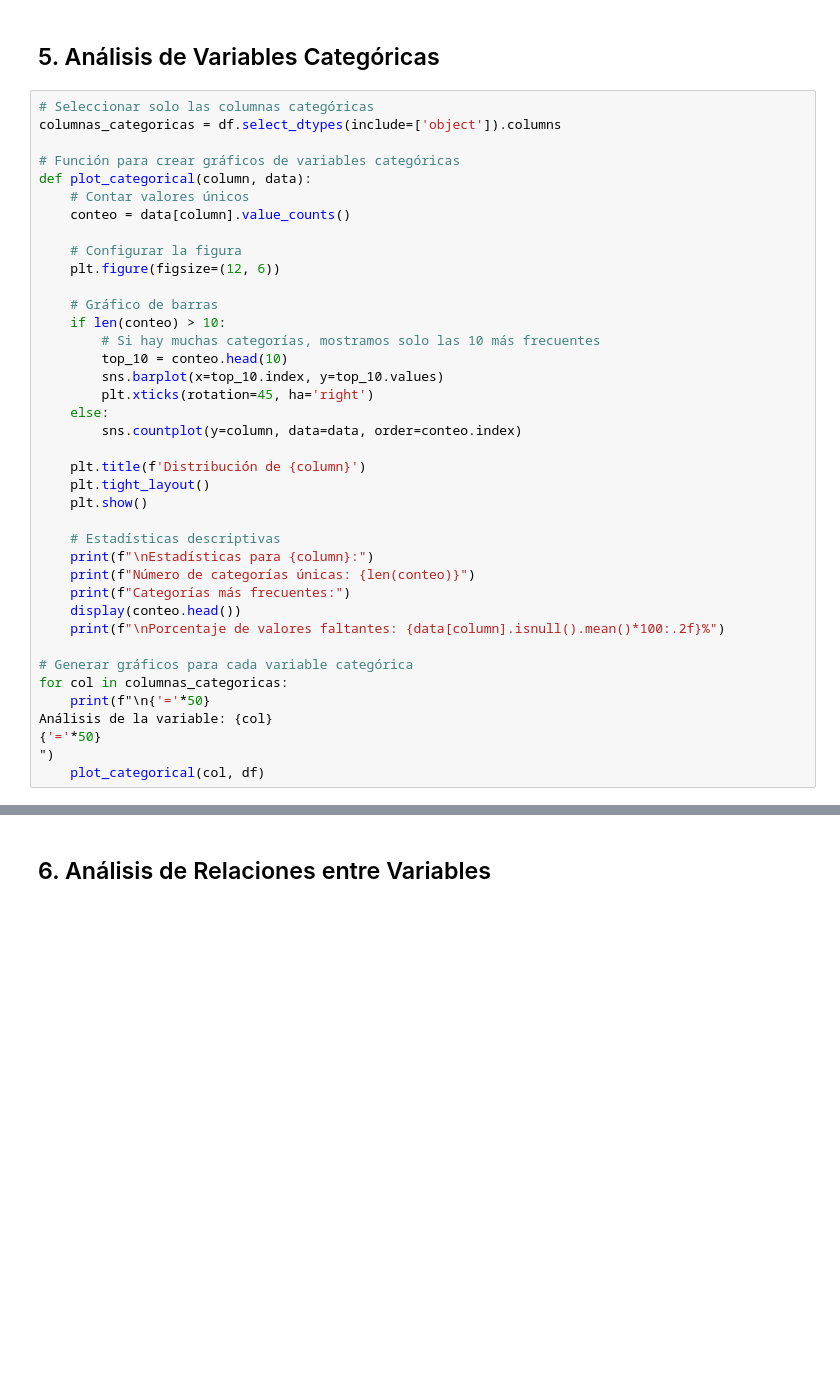
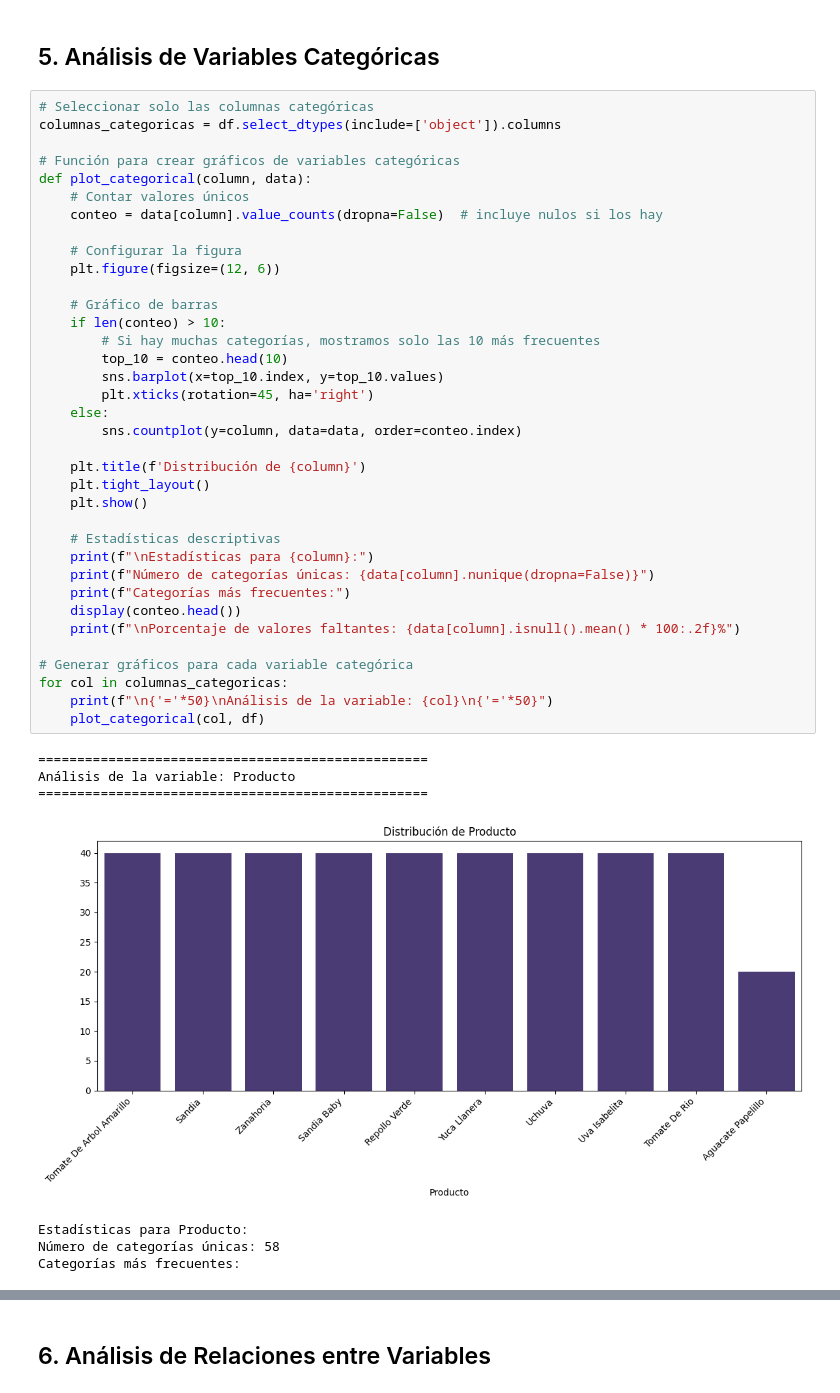
Before and after one commit to TransformacionDigital-Coomproriente/Coomproriente-Market-place-real, a Jupyter notebook: Notebooks/05_estadistica_descriptiva_coomproriente.ipynb, the cells around one changed output, grey strips where cells are left out. Drawn from its saved outputs; the diff is of its cells as text; blank space fills up the shorter version.

```diff
--- a/Notebooks/05_estadistica_descriptiva_coomproriente.ipynb
+++ b/Notebooks/05_estadistica_descriptiva_coomproriente.ipynb
@@ -90,37 +199,42 @@ Análisis de la variable: {col}
 columnas_categoricas = df.select_dtypes(include=['object']).columns
 
 # Función para crear gráficos de variables categóricas
 def plot_categorical(column, data):
     # Contar valores únicos
-    conteo = data[column].value_counts()
+    conteo = data[column].value_counts(dropna=False)  # incluye nulos si los hay
 
     # Configurar la figura
     plt.figure(figsize=(12, 6))
 
     # Gráfico de barras
     if len(conteo) > 10:
         # Si hay muchas categorías, mostramos solo las 10 más frecuentes
         top_10 = conteo.head(10)
         sns.barplot(x=top_10.index, y=top_10.values)
         plt.xticks(rotation=45, ha='right')
     else:
         sns.countplot(y=column, data=data, order=conteo.index)
 
     plt.title(f'Distribución de {column}')
     plt.tight_layout()
     plt.show()
 
     # Estadísticas descriptivas
     print(f"\nEstadísticas para {column}:")
-    print(f"Número de categorías únicas: {len(conteo)}")
+    print(f"Número de categorías únicas: {data[column].nunique(dropna=False)}")
     print(f"Categorías más frecuentes:")
     display(conteo.head())
-    print(f"\nPorcentaje de valores faltantes: {data[column].isnull().mean()*100:.2f}%")
+    print(f"\nPorcentaje de valores faltantes: {data[column].isnull().mean() * 100:.2f}%")
 
 # Generar gráficos para cada variable categórica
 for col in columnas_categoricas:
-    print(f"\n{'='*50}
-Análisis de la variable: {col}
-{'='*50}
-")
+    print(f"\n{'='*50}\nAnálisis de la variable: {col}\n{'='*50}")
     plot_categorical(col, df)
+# %% [output]
+==================================================
+Análisis de la variable: Producto
+==================================================
+[figure, added]
+Estadísticas para Producto:
+Número de categorías únicas: 58
+Categorías más frecuentes:
```
Also changed, not shown: parts of 11 cells of this notebook.
